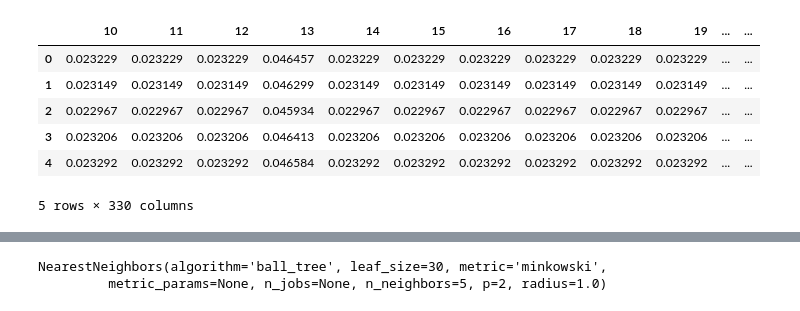
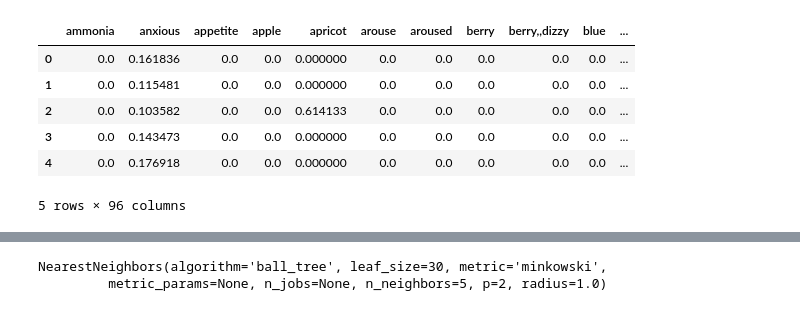
Before and after one commit to AndrewSLowe/Data-Science, a Jupyter notebook: notebooks/test_model.ipynb, the cells around one changed output, grey strips where cells are left out. Drawn from its saved outputs; the diff is of its cells as text; code cells hidden in the pictures.

```diff
--- a/notebooks/test_model.ipynb
+++ b/notebooks/test_model.ipynb
@@ -38,20 +61,10 @@ Description    480
 dtype: int64
-# %%
-data['all_text'] = data['race'] + ' ' + data.flavors  + ' ' + data.positive  + ' ' + data.negative  + ' ' + data.medical + ' ' + str(data.Description)
 # %%
 tokenizer = Tokenizer(nlp.vocab)
-# %%
-tokens = []
-
-for doc in tokenizer.pipe(data['all_text'], batch_size=500):
-
-    doc_tokens = []
-
-    for token in doc:
-        if (token.is_stop == False) & (token.is_punct == False):
-            doc_tokens.append(token.text.lower())
-
-    tokens.append(doc_tokens)
-
-data['tokens'] = tokens
+# %%
+def tokenize(document):
+
+    doc = nlp(document)
+
+    return [token.lemma_.strip() for token in doc if (token.is_stop != True) and (token.is_punct != True)]
 # %%
@@ -66,19 +91,19 @@ data.head()
-# %%
-# The data was an Object; I had to do this to make it strings rather than lists.
-
-data['work_plz']=[" ".join(string) for string in data['tokens'].values]
 # %%
-tfidf = TfidfVectorizer()
-dtm = tfidf.fit_transform(data['work_plz'])
-dtm = pd.DataFrame(dtm.todense(), columns=tfidf.get_feature_names())
+tfidf = TfidfVectorizer(stop_words = 'english',
+                      # ngram_range=(1,2),
+                      # max_df=.5,
+                      # min_df=3,
+                       tokenizer= tokenize)
 
-# View Feature Matrix as DataFrame
+dtm = tfidf.fit_transform(data['everything'])
+
+dtm = pd.DataFrame(dtm.todense(), columns = tfidf.get_feature_names())
 dtm.head()
 # %% [output]
-|  | 10 | 11 | 12 | 13 | 14 | 15 | 16 | 17 | 18 | 19 | ... | ... |
-| 0 | 0.023229 | 0.023229 | 0.023229 | 0.046457 | 0.023229 | 0.023229 | 0.023229 | 0.023229 | 0.023229 | 0.023229 | ... | ... |
-| 1 | 0.023149 | 0.023149 | 0.023149 | 0.046299 | 0.023149 | 0.023149 | 0.023149 | 0.023149 | 0.023149 | 0.023149 | ... | ... |
-| 2 | 0.022967 | 0.022967 | 0.022967 | 0.045934 | 0.022967 | 0.022967 | 0.022967 | 0.022967 | 0.022967 | 0.022967 | ... | ... |
-| 3 | 0.023206 | 0.023206 | 0.023206 | 0.046413 | 0.023206 | 0.023206 | 0.023206 | 0.023206 | 0.023206 | 0.023206 | ... | ... |
-| 4 | 0.023292 | 0.023292 | 0.023292 | 0.046584 | 0.023292 | 0.023292 | 0.023292 | 0.023292 | 0.023292 | 0.023292 | ... | ... |
+|  | ammonia | anxious | appetite | apple | apricot | arouse | aroused | berry | berry,,dizzy | blue | ... |
+| 0 | 0.0 | 0.161836 | 0.0 | 0.0 | 0.000000 | 0.0 | 0.0 | 0.0 | 0.0 | 0.0 | ... |
+| 1 | 0.0 | 0.115481 | 0.0 | 0.0 | 0.000000 | 0.0 | 0.0 | 0.0 | 0.0 | 0.0 | ... |
+| 2 | 0.0 | 0.103582 | 0.0 | 0.0 | 0.614133 | 0.0 | 0.0 | 0.0 | 0.0 | 0.0 | ... |
+| 3 | 0.0 | 0.143473 | 0.0 | 0.0 | 0.000000 | 0.0 | 0.0 | 0.0 | 0.0 | 0.0 | ... |
+| 4 | 0.0 | 0.176918 | 0.0 | 0.0 | 0.000000 | 0.0 | 0.0 | 0.0 | 0.0 | 0.0 | ... |
-5 rows × 330 columns
+5 rows × 96 columns
```
Also changed, not shown: parts of 18 cells of this notebook, 3 other files.
